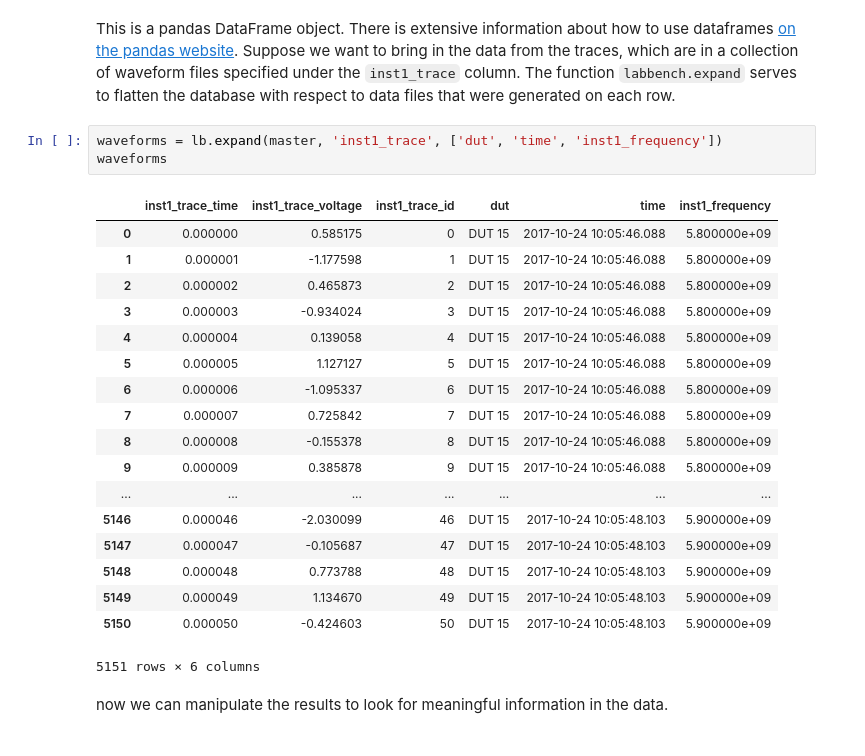
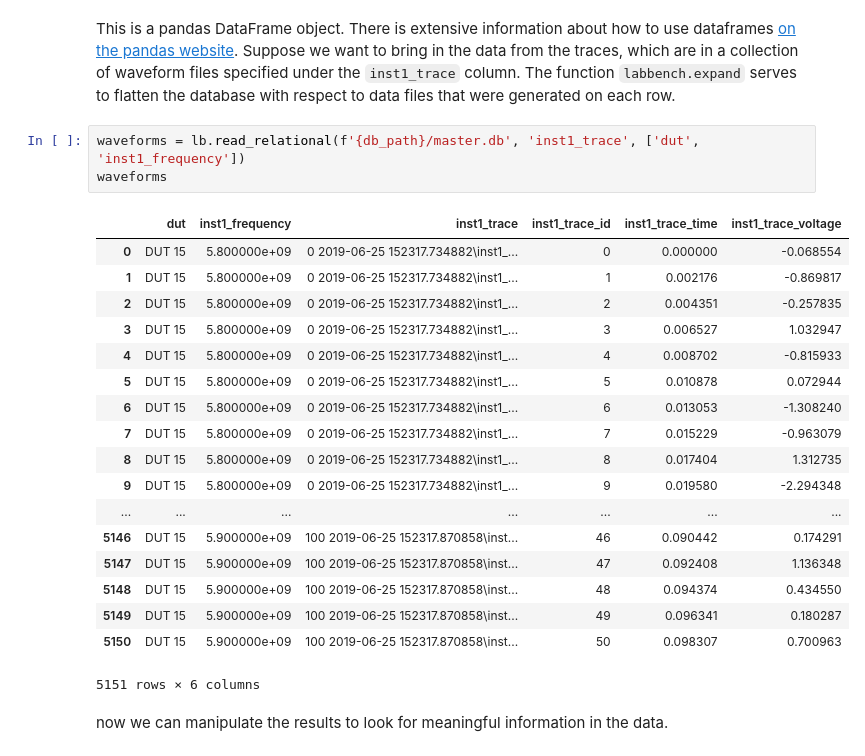
Before and after one commit to usnistgov/labbench, a Jupyter notebook: examples/How to automatically log to an SQLite database.ipynb, the cells around one changed output. Saved outputs shown, nothing was run; the diff lists cells and outputs as text.

```diff
--- a/examples/How to automatically log to an SQLite database.ipynb
+++ b/examples/How to automatically log to an SQLite database.ipynb
@@ -116,26 +138,26 @@ Populating the interactive namespace from numpy and matplotlib
 # %% [markdown]
 This is a pandas DataFrame object. There is extensive information about how to use dataframes [on the pandas website](http://pandas.pydata.org/pandas-docs/stable/). Suppose we want to bring in the data from the traces, which are in a collection of waveform files specified under the `inst1_trace` column. The function `labbench.expand` serves to flatten the database with respect to data files that were generated on each row.
 # %%
-waveforms = lb.expand(master, 'inst1_trace', ['dut', 'time', 'inst1_frequency'])
+waveforms = lb.read_relational(f'{db_path}/master.db', 'inst1_trace', ['dut', 'inst1_frequency'])
 waveforms
 # %% [output]
-|  | inst1_trace_time | inst1_trace_voltage | inst1_trace_id | dut | time | inst1_frequency |
-| 0 | 0.000000 | 0.585175 | 0 | DUT 15 | 2017-10-24 10:05:46.088 | 5.800000e+09 |
-| 1 | 0.000001 | -1.177598 | 1 | DUT 15 | 2017-10-24 10:05:46.088 | 5.800000e+09 |
-| 2 | 0.000002 | 0.465873 | 2 | DUT 15 | 2017-10-24 10:05:46.088 | 5.800000e+09 |
-| 3 | 0.000003 | -0.934024 | 3 | DUT 15 | 2017-10-24 10:05:46.088 | 5.800000e+09 |
-| 4 | 0.000004 | 0.139058 | 4 | DUT 15 | 2017-10-24 10:05:46.088 | 5.800000e+09 |
-| 5 | 0.000005 | 1.127127 | 5 | DUT 15 | 2017-10-24 10:05:46.088 | 5.800000e+09 |
-| 6 | 0.000006 | -1.095337 | 6 | DUT 15 | 2017-10-24 10:05:46.088 | 5.800000e+09 |
-| 7 | 0.000007 | 0.725842 | 7 | DUT 15 | 2017-10-24 10:05:46.088 | 5.800000e+09 |
-| 8 | 0.000008 | -0.155378 | 8 | DUT 15 | 2017-10-24 10:05:46.088 | 5.800000e+09 |
-| 9 | 0.000009 | 0.385878 | 9 | DUT 15 | 2017-10-24 10:05:46.088 | 5.800000e+09 |
+|  | dut | inst1_frequency | inst1_trace | inst1_trace_id | inst1_trace_time | inst1_trace_voltage |
+| 0 | DUT 15 | 5.800000e+09 | 0 2019-06-25 152317.734882\inst1_... | 0 | 0.000000 | -0.068554 |
+| 1 | DUT 15 | 5.800000e+09 | 0 2019-06-25 152317.734882\inst1_... | 1 | 0.002176 | -0.869817 |
+| 2 | DUT 15 | 5.800000e+09 | 0 2019-06-25 152317.734882\inst1_... | 2 | 0.004351 | -0.257835 |
+| 3 | DUT 15 | 5.800000e+09 | 0 2019-06-25 152317.734882\inst1_... | 3 | 0.006527 | 1.032947 |
+| 4 | DUT 15 | 5.800000e+09 | 0 2019-06-25 152317.734882\inst1_... | 4 | 0.008702 | -0.815933 |
+| 5 | DUT 15 | 5.800000e+09 | 0 2019-06-25 152317.734882\inst1_... | 5 | 0.010878 | 0.072944 |
+| 6 | DUT 15 | 5.800000e+09 | 0 2019-06-25 152317.734882\inst1_... | 6 | 0.013053 | -1.308240 |
+| 7 | DUT 15 | 5.800000e+09 | 0 2019-06-25 152317.734882\inst1_... | 7 | 0.015229 | -0.963079 |
+| 8 | DUT 15 | 5.800000e+09 | 0 2019-06-25 152317.734882\inst1_... | 8 | 0.017404 | 1.312735 |
+| 9 | DUT 15 | 5.800000e+09 | 0 2019-06-25 152317.734882\inst1_... | 9 | 0.019580 | -2.294348 |
 | ... | ... | ... | ... | ... | ... | ... |
-| 5146 | 0.000046 | -2.030099 | 46 | DUT 15 | 2017-10-24 10:05:48.103 | 5.900000e+09 |
-| 5147 | 0.000047 | -0.105687 | 47 | DUT 15 | 2017-10-24 10:05:48.103 | 5.900000e+09 |
-| 5148 | 0.000048 | 0.773788 | 48 | DUT 15 | 2017-10-24 10:05:48.103 | 5.900000e+09 |
-| 5149 | 0.000049 | 1.134670 | 49 | DUT 15 | 2017-10-24 10:05:48.103 | 5.900000e+09 |
-| 5150 | 0.000050 | -0.424603 | 50 | DUT 15 | 2017-10-24 10:05:48.103 | 5.900000e+09 |
+| 5146 | DUT 15 | 5.900000e+09 | 100 2019-06-25 152317.870858\inst... | 46 | 0.090442 | 0.174291 |
+| 5147 | DUT 15 | 5.900000e+09 | 100 2019-06-25 152317.870858\inst... | 47 | 0.092408 | 1.136348 |
+| 5148 | DUT 15 | 5.900000e+09 | 100 2019-06-25 152317.870858\inst... | 48 | 0.094374 | 0.434550 |
+| 5149 | DUT 15 | 5.900000e+09 | 100 2019-06-25 152317.870858\inst... | 49 | 0.096341 | 0.180287 |
+| 5150 | DUT 15 | 5.900000e+09 | 100 2019-06-25 152317.870858\inst... | 50 | 0.098307 | 0.700963 |
 5151 rows × 6 columns
 # %% [markdown]
 now we can manipulate the results to look for meaningful information in the data.
```
Also changed, not shown: parts of 7 cells of this notebook.
